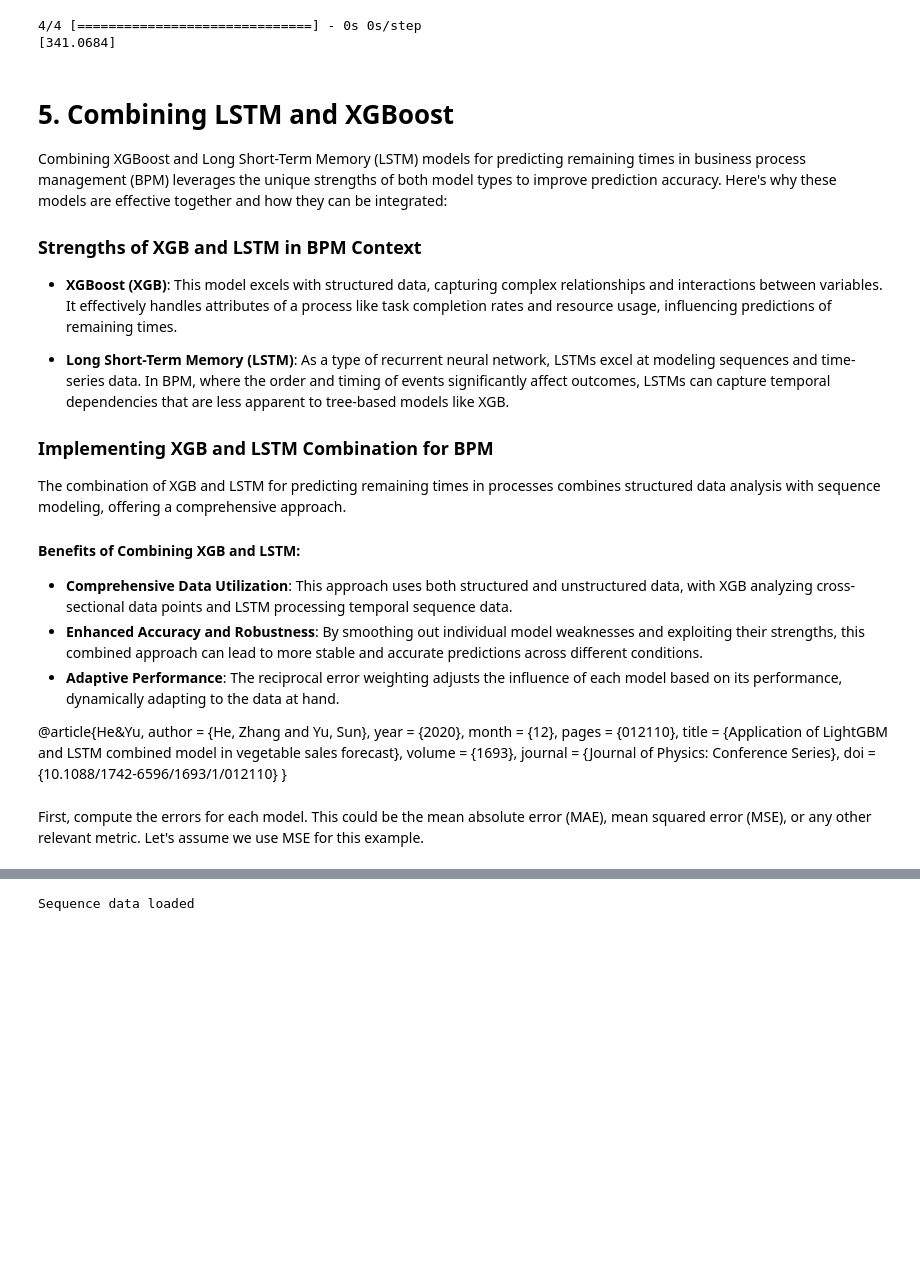
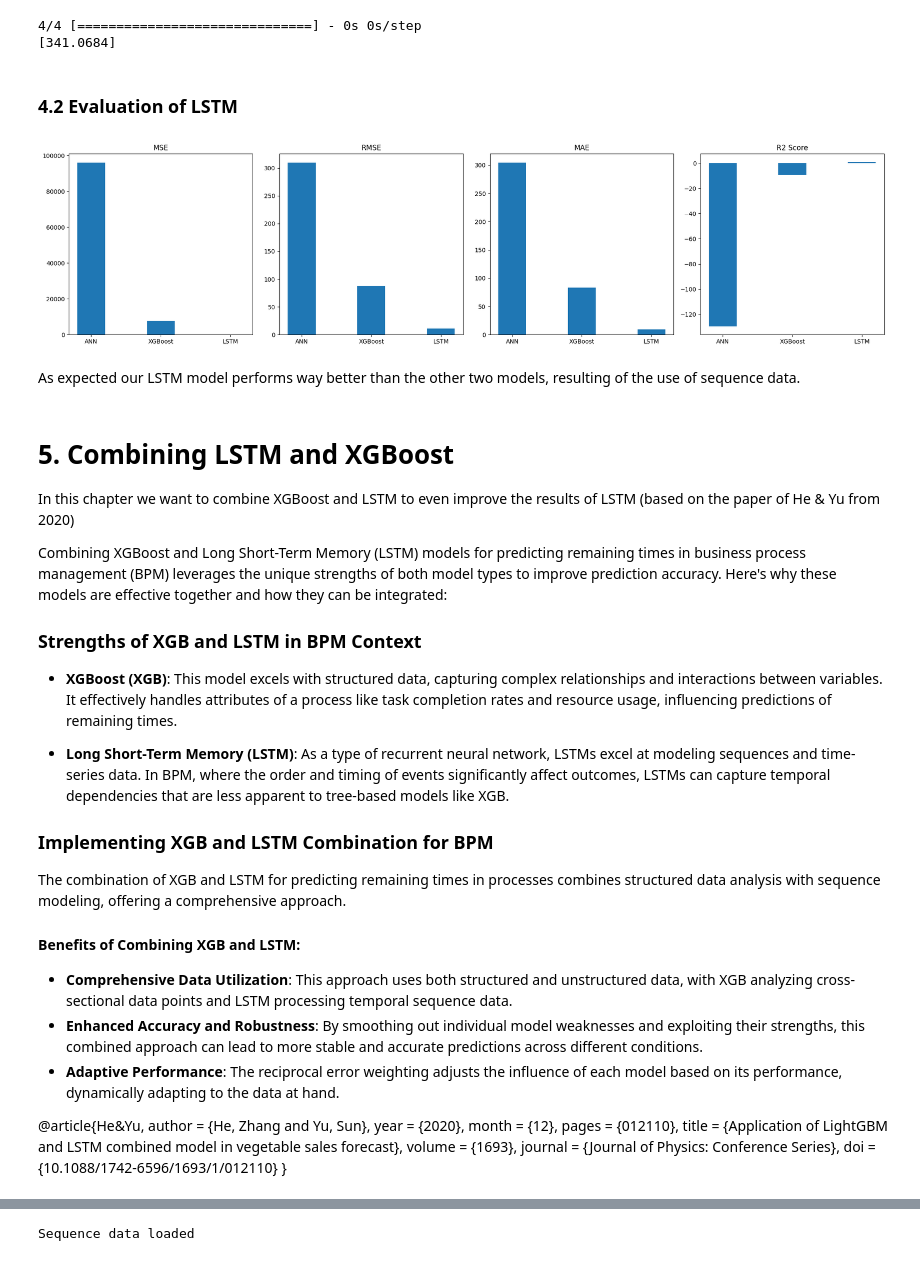
Before and after one commit to Lanza-git/Integrated-vs-Seperated-Master-Thesis, a Jupyter notebook: BPM/BPM.ipynb, the cells around one changed output, grey strips where cells are left out. Cells and saved outputs as stored; diff of their text form; code cells hidden in the pictures; blank space fills up the shorter version.

```diff
--- a/BPM/BPM.ipynb
+++ b/BPM/BPM.ipynb
@@ -403,8 +478,61 @@ print (lstm_prediction[1])
 # %% [output]
 4/4 [==============================] - 0s 0s/step
 [341.0684]
+# %% [markdown]
+### 4.2 Evaluation of LSTM
+# %%
+from sklearn.metrics import mean_squared_error, mean_absolute_error, r2_score
+import numpy as np
+
+# Assuming you have the true labels in y_test and your predictions in xgb_prediction and ann_prediction
+xgb_mse = mean_squared_error(y_test, xgb_prediction)
+ann_mse = mean_squared_error(y_test, ann_prediction)
+lstm_mse = mean_squared_error(y_test, lstm_prediction)
+
+xgb_rmse = np.sqrt(xgb_mse)
+ann_rmse = np.sqrt(ann_mse)
+lstm_rmse = np.sqrt(lstm_mse)
+
+xgb_mae = mean_absolute_error(y_test, xgb_prediction)
+ann_mae = mean_absolute_error(y_test, ann_prediction)
+lstm_mae = mean_absolute_error(y_test, lstm_prediction)
+
+xgb_r2 = r2_score(y_test, xgb_prediction)
+ann_r2 = r2_score(y_test, ann_prediction)
+lstm_r2 = r2_score(y_test, lstm_prediction)
+# %%
+import matplotlib.pyplot as plt
+
+# Metrics
+metrics = ['MSE', 'RMSE', 'MAE', 'R2 Score']
+
+# XGBoost values
+xgb_values = [xgb_mse, xgb_rmse, xgb_mae, xgb_r2]
+
+# ANN values
+ann_values = [ann_mse, ann_rmse, ann_mae, ann_r2]
+
+# LSTM values
+lstm_values = [lstm_mse, lstm_rmse, lstm_mae, lstm_r2]
+
+fig, axs = plt.subplots(1, 4, figsize=(20, 5))  # 1 row, 4 columns
+
+# Loop through each metric and plot
+for i, metric in enumerate(metrics):
+    axs[i].bar(['ANN', 'XGBoost', 'LSTM'], [ann_values[i], xgb_values[i], lstm_values[i]], width=0.4)
+    axs[i].set_title(metric)
+
+# Display the plot
+plt.tight_layout()
+plt.show()
+# %% [output]
+[figure, added]
+# %% [markdown]
+As expected our LSTM model performs way better than the other two models, resulting of the use of sequence data.
 # %% [markdown]
 # 5. Combining LSTM and XGBoost
+
+In this chapter we want to combine XGBoost and LSTM to even improve the results of LSTM (based on the paper of He & Yu from 2020)
 
 Combining XGBoost and Long Short-Term Memory (LSTM) models for predicting remaining times in business process management (BPM) leverages the unique strengths of both model types to improve prediction accuracy. Here's why these models are effective together and how they can be integrated:
 
@@ -431,5 +559,3 @@ volume = {1693},
 journal = {Journal of Physics: Conference Series},
 doi = {10.1088/1742-6596/1693/1/012110}
 }
-# %% [markdown]
-First, compute the errors for each model. This could be the mean absolute error (MAE), mean squared error (MSE), or any other relevant metric. Let's assume we use MSE for this example.
```
Also changed, not shown: parts of 47 cells of this notebook, 8 other files.
